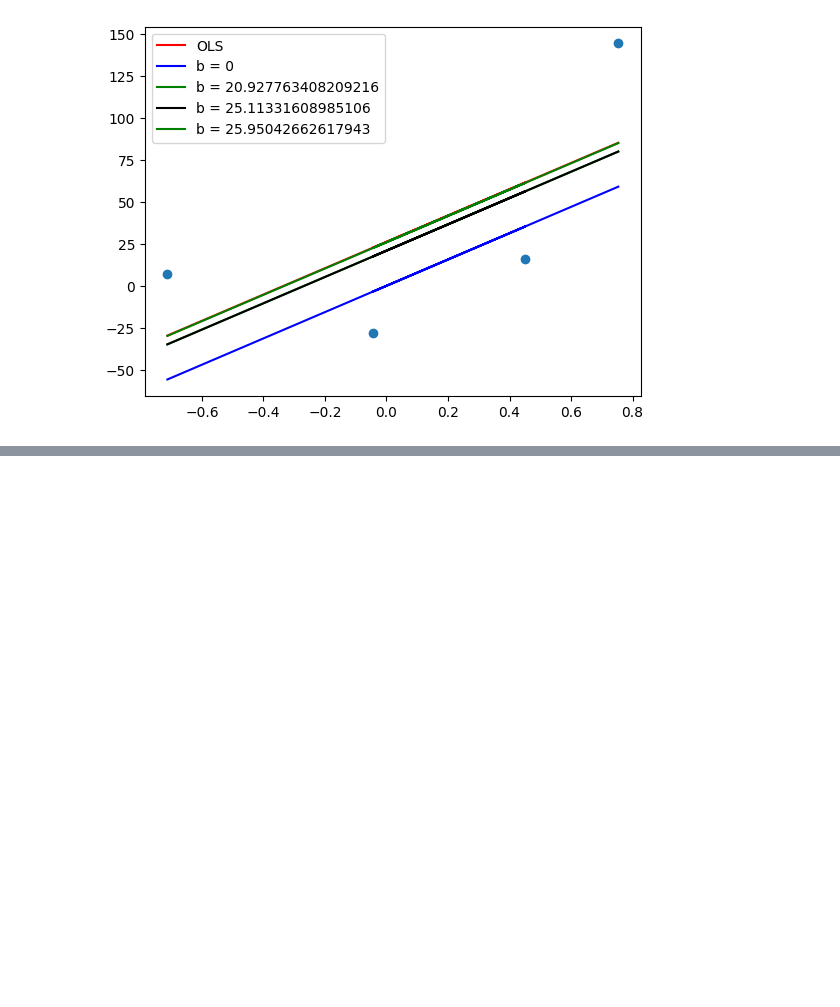
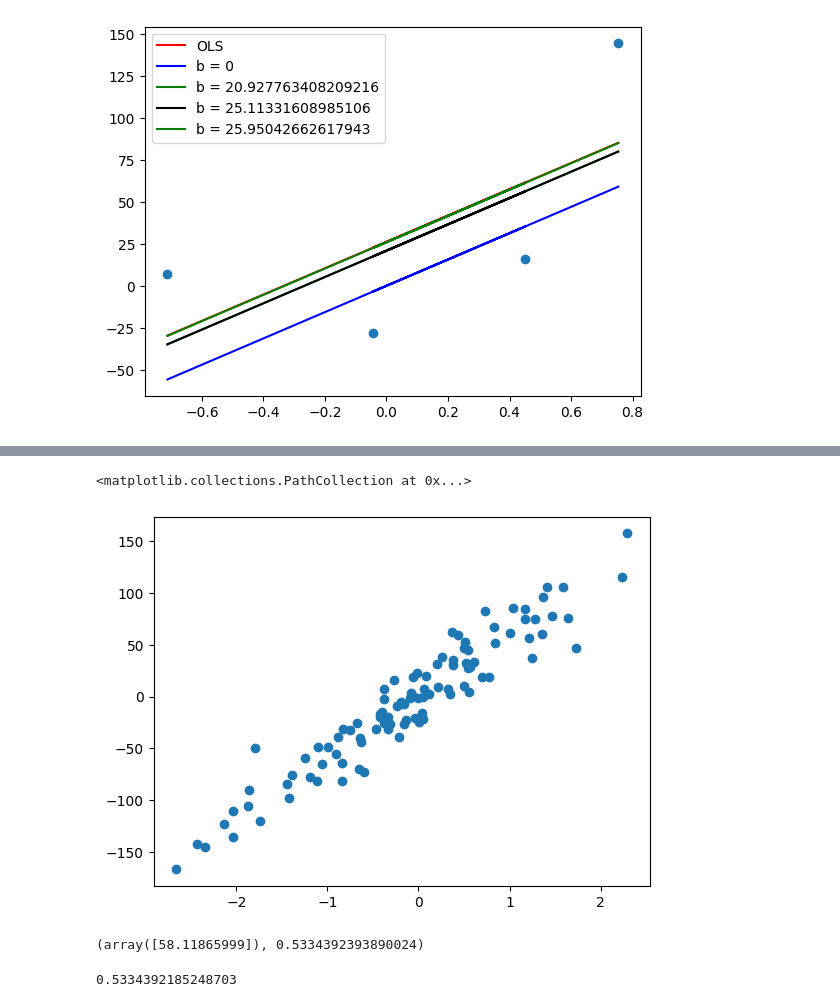
Before and after one commit to fuadh246/ML, a Jupyter notebook: Gradient_Descent/Gradient_Descent.ipynb, the cells around one changed output, grey strips where cells are left out. Cells and saved outputs as stored; diff of their text form; code cells hidden in the pictures; blank space fills up the shorter version.

```diff
--- a/Gradient_Descent/Gradient_Descent.ipynb
+++ b/Gradient_Descent/Gradient_Descent.ipynb
@@ -150,0 +173,7 @@ plt.show()
+# %%
+X,y = make_regression(n_samples=100,n_features=1,n_informative=1,n_targets=1,noise=20,random_state=2)
+# %%
+plt.scatter(X,y)
+# %% [output]
+<matplotlib.collections.PathCollection at 0x...>
+[figure, added]
@@ -150,0 +182,5 @@ plt.show()
+# %%
+lr.fit(X,y)
+lr.coef_,lr.intercept_
+# %% [output]
+(array([58.11865999]), 0.5334392393890024)
@@ -150,0 +203,5 @@ plt.show()
+# %%
+gdr = GDRegression(0.001,100)
+gdr.fit(X,y)
+# %% [output]
+0.5334392185248703
```
Also changed, not shown: parts of 6 cells of this notebook.
